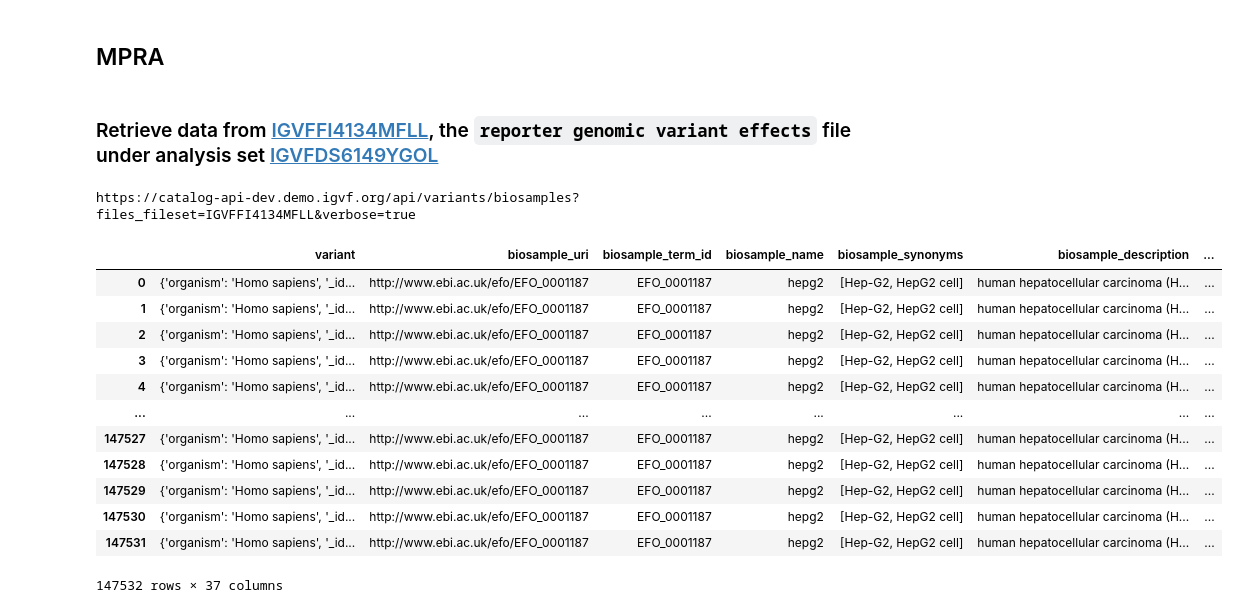
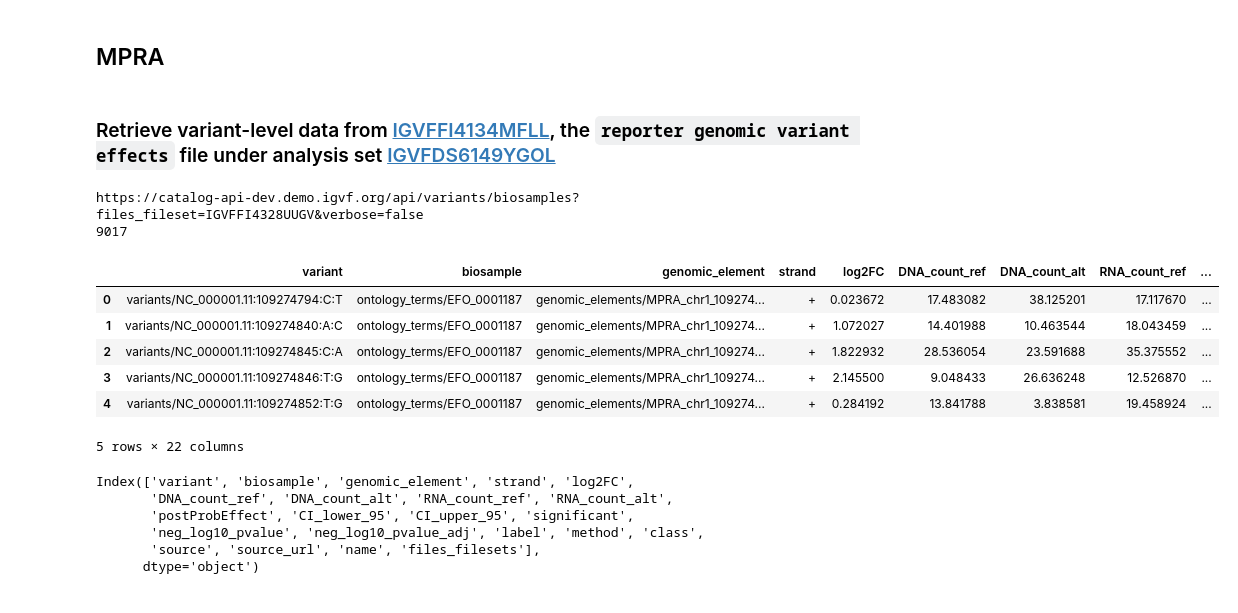
Before and after one commit to rnsherpa/iawg-notebooks, a Jupyter notebook: HepG2_lentiMPRA_eQTL_example.ipynb, the cells around one changed output. Saved outputs shown, nothing was run; the diff lists cells and outputs as text; code cells hidden in the pictures.

```diff
--- a/HepG2_lentiMPRA_eQTL_example.ipynb
+++ b/HepG2_lentiMPRA_eQTL_example.ipynb
@@ -42,43 +48,32 @@ api_host = 'https://catalog-api-dev.demo.igvf.org'
 # %% [markdown]
 ## MPRA
 # %% [markdown]
-### Retrieve data from [IGVFFI4134MFLL](https://data.igvf.org/tabular-files/IGVFFI4134MFLL/), the `reporter genomic variant effects` file under analysis set [IGVFDS6149YGOL](https://data.igvf.org/analysis-sets/IGVFDS6149YGOL/)
+### Retrieve variant-level data from [IGVFFI4134MFLL](https://data.igvf.org/tabular-files/IGVFFI4134MFLL/), the `reporter genomic variant effects` file under analysis set [IGVFDS6149YGOL](https://data.igvf.org/analysis-sets/IGVFDS6149YGOL/)
 # %%
-file_id = 'IGVFFI4134MFLL'
-url = "%s/api/variants/biosamples?files_fileset=%s&verbose=true" % (api_host, file_id)
+variant_mpra_file_id = 'IGVFFI4328UUGV'
+url = "%s/api/variants/biosamples?files_fileset=%s&verbose=false" % (api_host, variant_mpra_file_id)
 print(url)
 
 byfile = paginated(url, 500, 150_000)
-flattened_byfile = []
-for rec in byfile:
-    flattened_rec = {}
-    for k, v in rec.items():
-        if isinstance(v, dict) and k != 'variant':
-            for kk, vv in v.items():
-                flattened_rec[f"{k}_{kk}"] = vv
-        elif isinstance(v, list):
-            for i, vv in enumerate(v):
-                new_rec = flattened_rec.copy()
-            for kkk,vvv in vv.items():
-                new_rec[f"{kkk}"] = vvv
-            flattened_byfile.append(new_rec)
-        else:
-            flattened_rec[k] = v
-    flattened_byfile.append(flattened_rec)
-variantMPRA_df = pd.DataFrame(flattened_byfile)
-variantMPRA_df
+variantMPRA_df = pd.DataFrame(byfile)
+print(len(variantMPRA_df))
+variantMPRA_df.head(5)
 # %% [output]
-https://catalog-api-dev.demo.igvf.org/api/variants/biosamples?files_fileset=IGVFFI4134MFLL&verbose=true
+https://catalog-api-dev.demo.igvf.org/api/variants/biosamples?files_fileset=IGVFFI4328UUGV&verbose=false
+9017
-|  | variant | biosample_uri | biosample_term_id | biosample_name | biosample_synonyms | biosample_description | ... |
-| 0 | {'organism': 'Homo sapiens', '_id... | http://www.ebi.ac.uk/efo/EFO_0001187 | EFO_0001187 | hepg2 | [Hep-G2, HepG2 cell] | human hepatocellular carcinoma (H... | ... |
-| 1 | {'organism': 'Homo sapiens', '_id... | http://www.ebi.ac.uk/efo/EFO_0001187 | EFO_0001187 | hepg2 | [Hep-G2, HepG2 cell] | human hepatocellular carcinoma (H... | ... |
-| 2 | {'organism': 'Homo sapiens', '_id... | http://www.ebi.ac.uk/efo/EFO_0001187 | EFO_0001187 | hepg2 | [Hep-G2, HepG2 cell] | human hepatocellular carcinoma (H... | ... |
-| 3 | {'organism': 'Homo sapiens', '_id... | http://www.ebi.ac.uk/efo/EFO_0001187 | EFO_0001187 | hepg2 | [Hep-G2, HepG2 cell] | human hepatocellular carcinoma (H... | ... |
-| 4 | {'organism': 'Homo sapiens', '_id... | http://www.ebi.ac.uk/efo/EFO_0001187 | EFO_0001187 | hepg2 | [Hep-G2, HepG2 cell] | human hepatocellular carcinoma (H... | ... |
-| ... | ... | ... | ... | ... | ... | ... | ... |
-| 147527 | {'organism': 'Homo sapiens', '_id... | http://www.ebi.ac.uk/efo/EFO_0001187 | EFO_0001187 | hepg2 | [Hep-G2, HepG2 cell] | human hepatocellular carcinoma (H... | ... |
-| 147528 | {'organism': 'Homo sapiens', '_id... | http://www.ebi.ac.uk/efo/EFO_0001187 | EFO_0001187 | hepg2 | [Hep-G2, HepG2 cell] | human hepatocellular carcinoma (H... | ... |
-| 147529 | {'organism': 'Homo sapiens', '_id... | http://www.ebi.ac.uk/efo/EFO_0001187 | EFO_0001187 | hepg2 | [Hep-G2, HepG2 cell] | human hepatocellular carcinoma (H... | ... |
-| 147530 | {'organism': 'Homo sapiens', '_id... | http://www.ebi.ac.uk/efo/EFO_0001187 | EFO_0001187 | hepg2 | [Hep-G2, HepG2 cell] | human hepatocellular carcinoma (H... | ... |
-| 147531 | {'organism': 'Homo sapiens', '_id... | http://www.ebi.ac.uk/efo/EFO_0001187 | EFO_0001187 | hepg2 | [Hep-G2, HepG2 cell] | human hepatocellular carcinoma (H... | ... |
+|  | variant | biosample | genomic_element | strand | log2FC | DNA_count_ref | DNA_count_alt | RNA_count_ref | ... |
+| 0 | variants/NC_000001.11:109274794:C:T | ontology_terms/EFO_0001187 | genomic_elements/MPRA_chr1_109274... | + | 0.023672 | 17.483082 | 38.125201 | 17.117670 | ... |
+| 1 | variants/NC_000001.11:109274840:A:C | ontology_terms/EFO_0001187 | genomic_elements/MPRA_chr1_109274... | + | 1.072027 | 14.401988 | 10.463544 | 18.043459 | ... |
+| 2 | variants/NC_000001.11:109274845:C:A | ontology_terms/EFO_0001187 | genomic_elements/MPRA_chr1_109274... | + | 1.822932 | 28.536054 | 23.591688 | 35.375552 | ... |
+| 3 | variants/NC_000001.11:109274846:T:G | ontology_terms/EFO_0001187 | genomic_elements/MPRA_chr1_109274... | + | 2.145500 | 9.048433 | 26.636248 | 12.526870 | ... |
+| 4 | variants/NC_000001.11:109274852:T:G | ontology_terms/EFO_0001187 | genomic_elements/MPRA_chr1_109274... | + | 0.284192 | 13.841788 | 3.838581 | 19.458924 | ... |
-147532 rows × 37 columns
+5 rows × 22 columns
+# %%
+variantMPRA_df.columns
+# %% [output]
+Index(['variant', 'biosample', 'genomic_element', 'strand', 'log2FC',
+       'DNA_count_ref', 'DNA_count_alt', 'RNA_count_ref', 'RNA_count_alt',
+       'postProbEffect', 'CI_lower_95', 'CI_upper_95', 'significant',
+       'neg_log10_pvalue', 'neg_log10_pvalue_adj', 'label', 'method', 'class',
+       'source', 'source_url', 'name', 'files_filesets'],
+      dtype='object')
```
Also changed, not shown: parts of 16 cells of this notebook, 6 other files.
